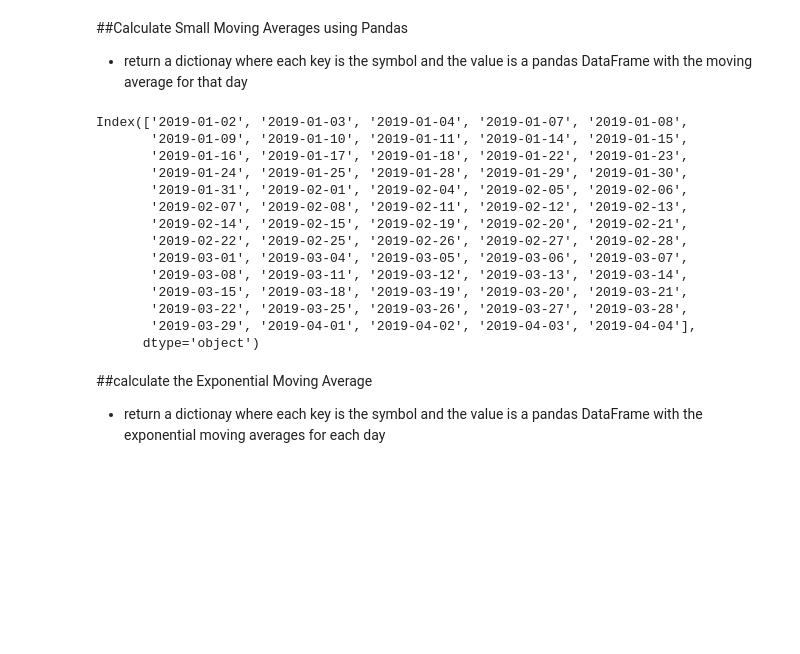
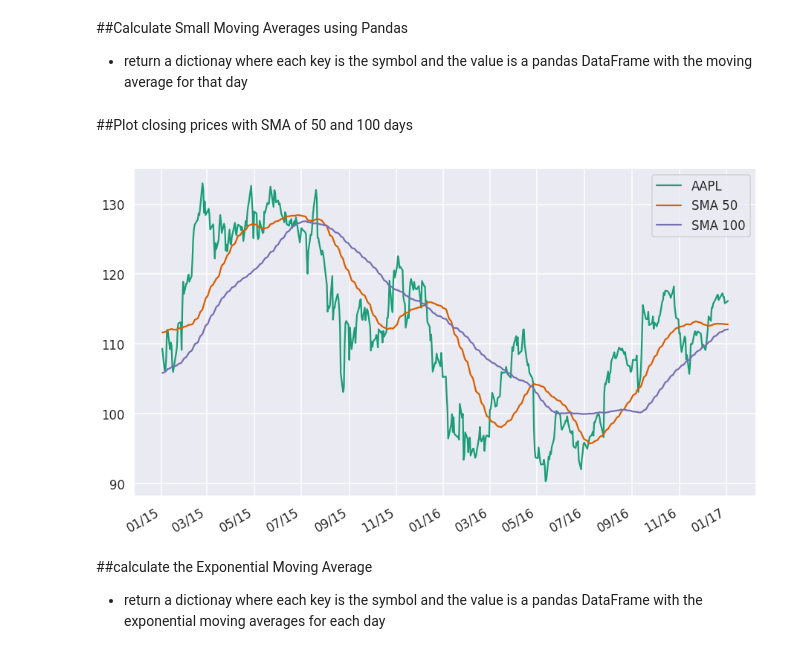
Before and after one commit to nicknovoa03/Stock-trader, a Jupyter notebook: analysis.ipynb, the cells around one changed output. Drawn from its saved outputs; the diff is of its cells as text; code cells hidden in the pictures; blank space fills up the shorter version.

Commit message:
Included graphing sma and ema vs closing prices with pandas dataframe

```diff
--- a/analysis.ipynb
+++ b/analysis.ipynb
@@ -71,25 +71,5 @@ sma50 = calcSMA(50)
 sma10 = calcSMA(10)
 #print("sma10 = %s" %sma10)
 #print("Sma10 Length = %d" %len(sma10))
+
+sma100 = calcSMA(100)
-# %%
-
-symbol = "AAPL"
-start = sma50[symbol].size - 50
-df = sma50[symbol]
-
-print(df.loc[sd:,:].index, df.loc[sd:, symbol],label='Price')
-# %% [output]
-Index(['2019-01-02', '2019-01-03', '2019-01-04', '2019-01-07', '2019-01-08',
-       '2019-01-09', '2019-01-10', '2019-01-11', '2019-01-14', '2019-01-15',
-       '2019-01-16', '2019-01-17', '2019-01-18', '2019-01-22', '2019-01-23',
-       '2019-01-24', '2019-01-25', '2019-01-28', '2019-01-29', '2019-01-30',
-       '2019-01-31', '2019-02-01', '2019-02-04', '2019-02-05', '2019-02-06',
-       '2019-02-07', '2019-02-08', '2019-02-11', '2019-02-12', '2019-02-13',
-       '2019-02-14', '2019-02-15', '2019-02-19', '2019-02-20', '2019-02-21',
-       '2019-02-22', '2019-02-25', '2019-02-26', '2019-02-27', '2019-02-28',
-       '2019-03-01', '2019-03-04', '2019-03-05', '2019-03-06', '2019-03-07',
-       '2019-03-08', '2019-03-11', '2019-03-12', '2019-03-13', '2019-03-14',
-       '2019-03-15', '2019-03-18', '2019-03-19', '2019-03-20', '2019-03-21',
-       '2019-03-22', '2019-03-25', '2019-03-26', '2019-03-27', '2019-03-28',
-       '2019-03-29', '2019-04-01', '2019-04-02', '2019-04-03', '2019-04-04'],
-      dtype='object')
@@ -114,3 +76,31 @@ ax.xaxis.set_major_formatter(my_year_month_fmt)
+# %% [markdown]
+##Plot closing prices with SMA of 50 and 100 days
+# %%
+symbol = 'AAPL'
+sd = '2015-01-01'
+ed = '2017-01-03'
+
+my_year_month_fmt = mdates.DateFormatter('%m/%y')
+
+#concatinate dataframes
+df = closeDF[symbol]
+smas = sma50[symbol]
+smab = sma100[symbol]
+df = pd.concat([df,smas],axis=1)
+df = pd.concat([df,smab],axis=1)
+df.columns = [symbol,'SMA 50','SMA 100']
+
+#change index to datetime format from str
+df.index = pd.to_datetime(df.index)
+#plot date
+fig, ax = plt.subplots(figsize=(15,9))
+df.loc[sd:ed,:].plot(ax=ax)
+
+#set ticks every day
+ax.xaxis.set_major_locator(mdates.MonthLocator(interval=2))
+ax.xaxis.set_major_formatter(my_year_month_fmt)
+# %% [output]
+[figure, added]
 # %% [markdown]
 ##calculate the Exponential Moving Average
 * return a dictionay where each key is the symbol and the value is a pandas DataFrame with the exponential moving averages for each day
```
Also changed, not shown: parts of 5 cells of this notebook.
